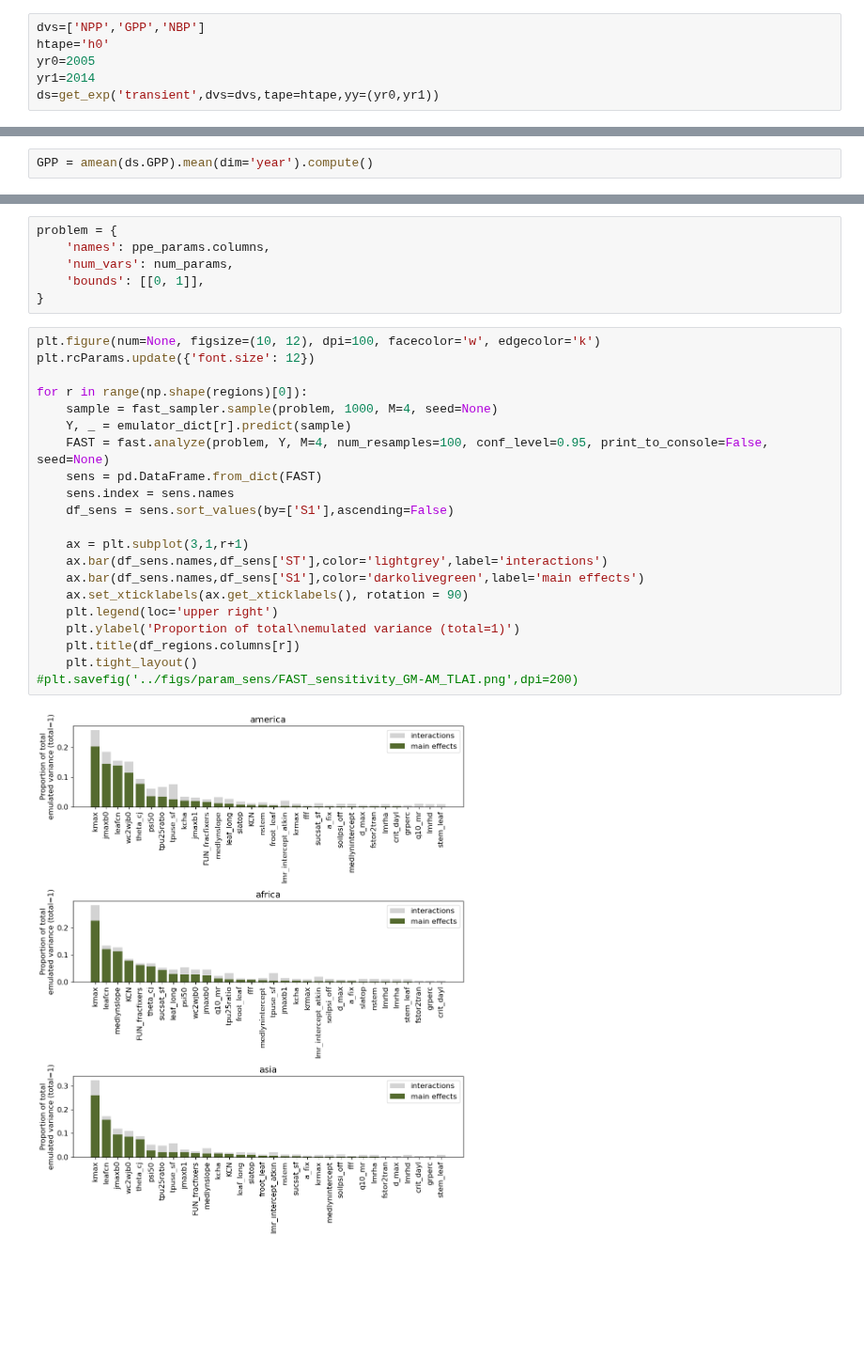
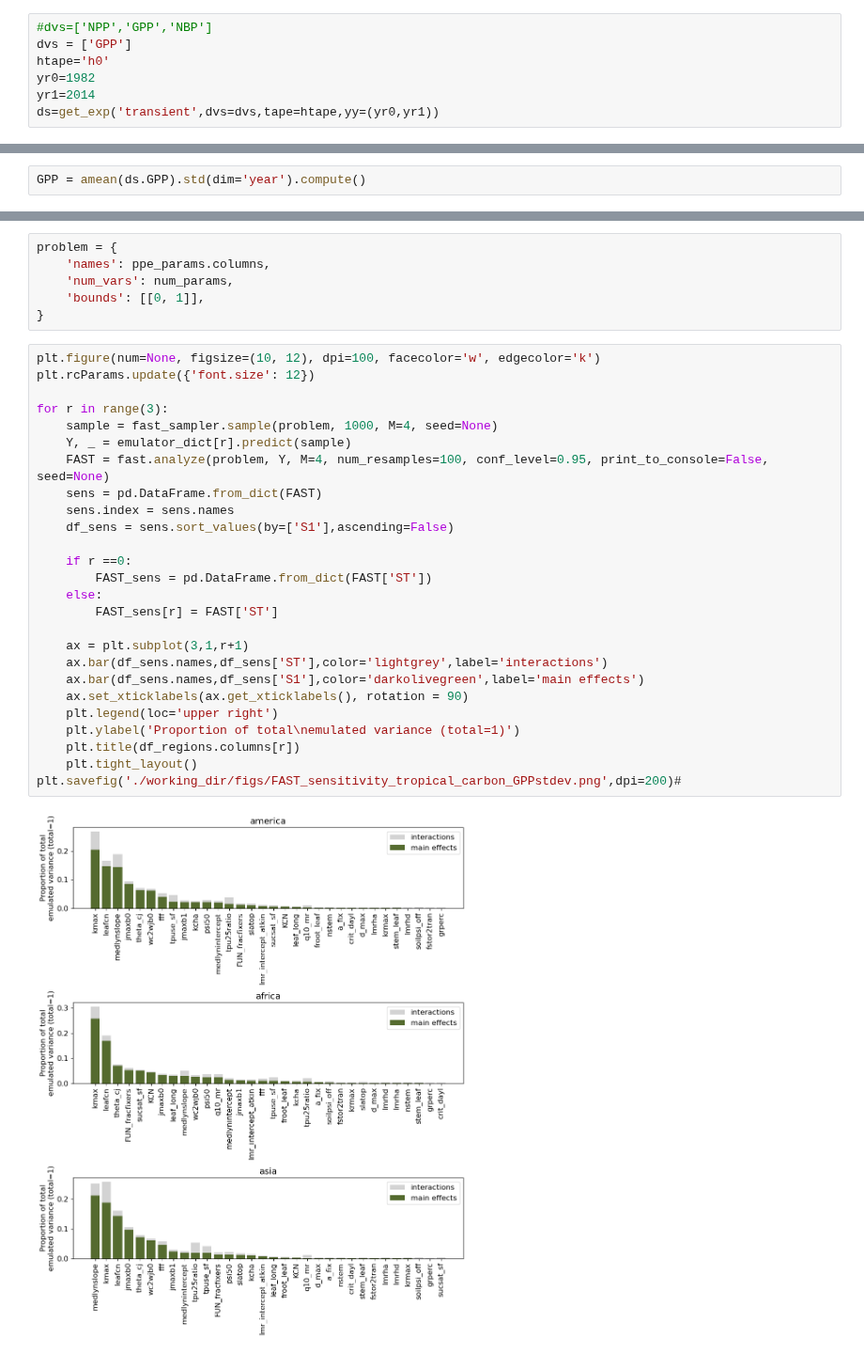
Before and after one commit to djk2120/CLM5PPE, a Jupyter notebook: pyth/tropical_carbon_LHC.ipynb, the cells around one changed output, grey strips where cells are left out. Shown at 94% size. Cells and saved outputs as stored; diff of their text form; blank space fills up the shorter version.

```diff
--- a/pyth/tropical_carbon_LHC.ipynb
+++ b/pyth/tropical_carbon_LHC.ipynb
@@ -71,9 +81,10 @@ PBSCluster(daceff87, 'tcp://10.12.206.37:36832', workers=20, threads=20, memory=
 # %% [markdown]
 ### Load CLM-PPE LHC data
 # %%
-dvs=['NPP','GPP','NBP']
+#dvs=['NPP','GPP','NBP']
+dvs = ['GPP']
 htape='h0'
-yr0=2005
+yr0=1982
 yr1=2014
 ds=get_exp('transient',dvs=dvs,tape=htape,yy=(yr0,yr1))
 # %%
@@ -83,5 +94,5 @@ nbp_grid = get_map(NBP)
 # %%
-GPP = amean(ds.GPP).mean(dim='year').compute()
+GPP = amean(ds.GPP).std(dim='year').compute()
 # %%
 gpp_grid = get_map(GPP)
 # %%
@@ -195,23 +206,28 @@ problem = {
 # %%
 plt.figure(num=None, figsize=(10, 12), dpi=100, facecolor='w', edgecolor='k')
 plt.rcParams.update({'font.size': 12})
 
-for r in range(np.shape(regions)[0]):
+for r in range(3):
     sample = fast_sampler.sample(problem, 1000, M=4, seed=None)
     Y, _ = emulator_dict[r].predict(sample)
     FAST = fast.analyze(problem, Y, M=4, num_resamples=100, conf_level=0.95, print_to_console=False, seed=None)
     sens = pd.DataFrame.from_dict(FAST)
     sens.index = sens.names
     df_sens = sens.sort_values(by=['S1'],ascending=False)
+
+    if r ==0:
+        FAST_sens = pd.DataFrame.from_dict(FAST['ST'])
+    else:
+        FAST_sens[r] = FAST['ST']
 
     ax = plt.subplot(3,1,r+1)
     ax.bar(df_sens.names,df_sens['ST'],color='lightgrey',label='interactions')
     ax.bar(df_sens.names,df_sens['S1'],color='darkolivegreen',label='main effects')
     ax.set_xticklabels(ax.get_xticklabels(), rotation = 90)
     plt.legend(loc='upper right')
     plt.ylabel('Proportion of total\nemulated variance (total=1)')
     plt.title(df_regions.columns[r])
     plt.tight_layout()
-#plt.savefig('../figs/param_sens/FAST_sensitivity_GM-AM_TLAI.png',dpi=200)
+plt.savefig('./working_dir/figs/FAST_sensitivity_tropical_carbon_GPPstdev.png',dpi=200)#
 # %% [output]
-[figure, old version]
+[figure, new version]
```
Also changed, not shown: parts of 18 cells of this notebook.
